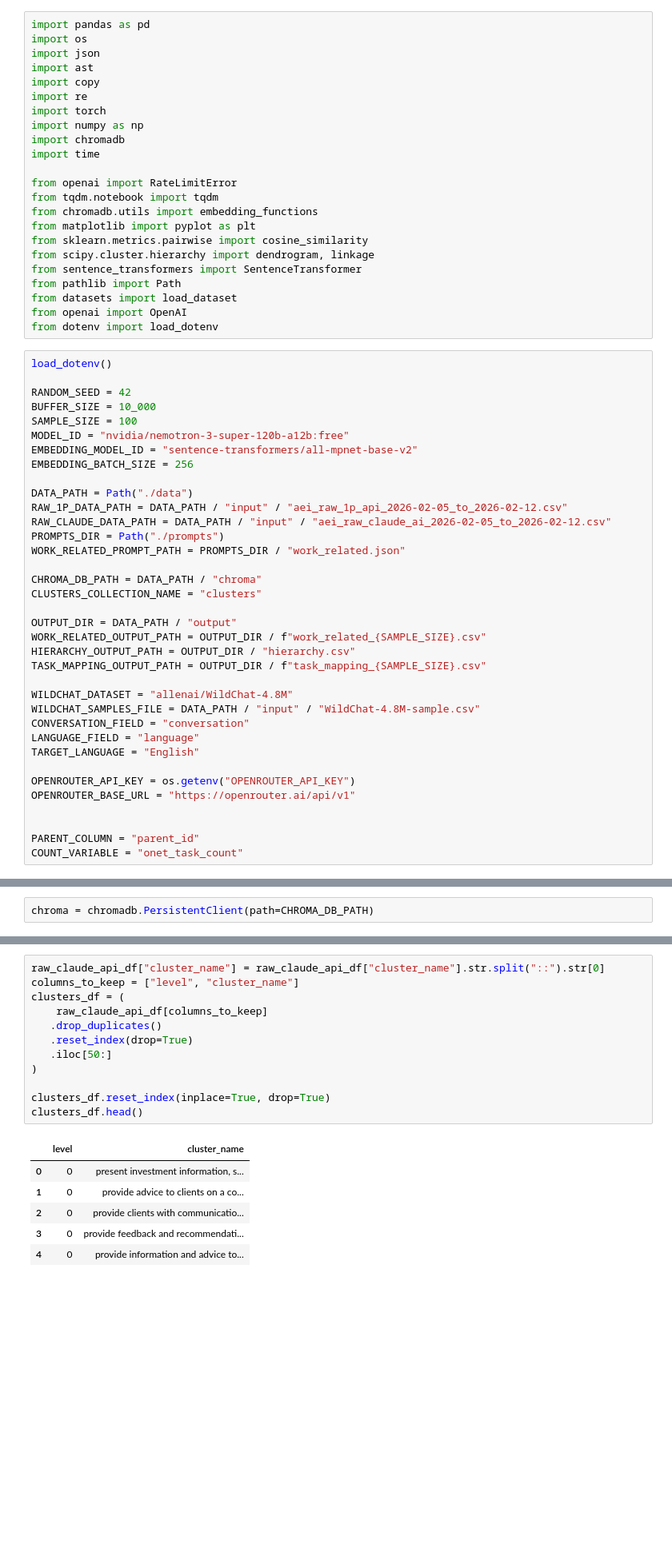
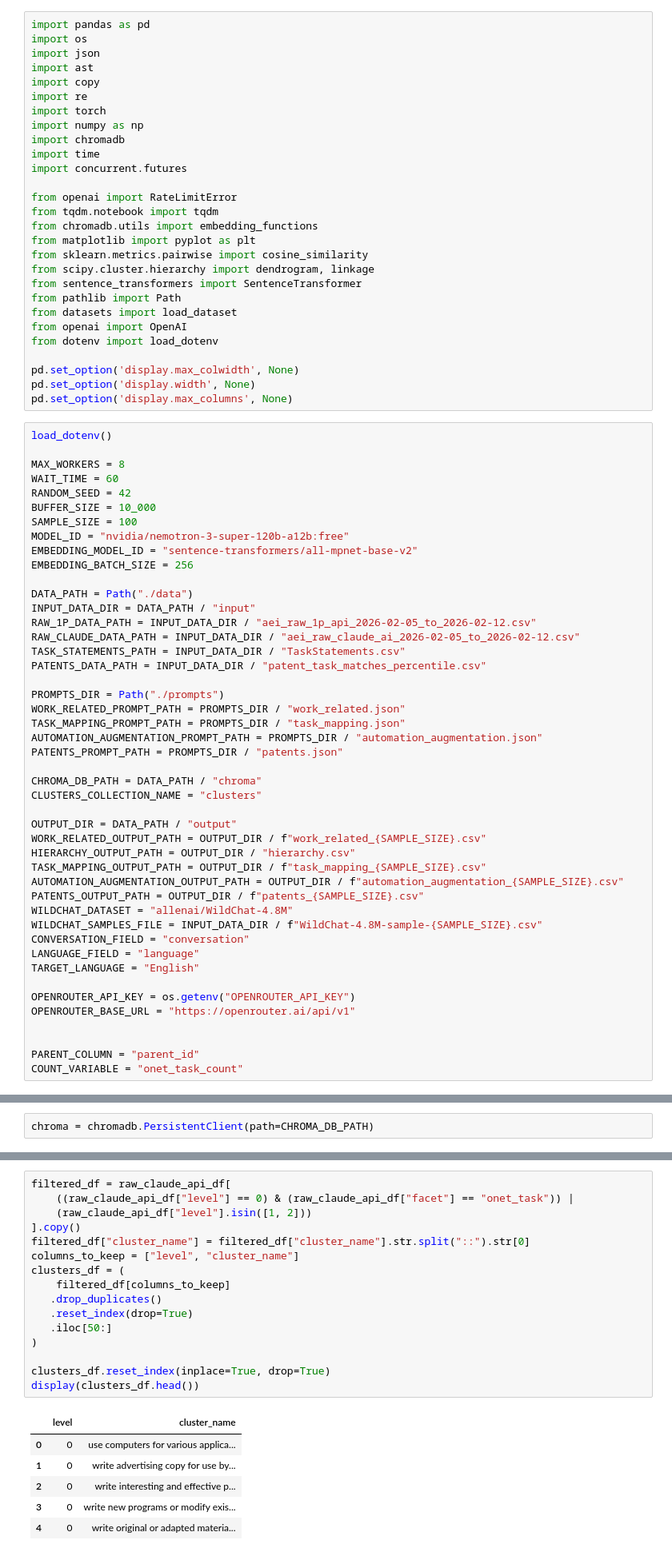
Before and after one commit to Engineering-AI-Systems-Team-3/chatgpt-at-work, a Jupyter notebook: chatgpt_at_work.ipynb, the cells around one changed output, grey strips where cells are left out. Shown at 80% size. Cells and saved outputs as stored; diff of their text form; blank space fills up the shorter version.

```diff
--- a/chatgpt_at_work.ipynb
+++ b/chatgpt_at_work.ipynb
@@ -11,6 +11,7 @@ import torch
 import numpy as np
 import chromadb
 import time
+import concurrent.futures
 
 from openai import RateLimitError
 from tqdm.notebook import tqdm
@@ -23,9 +24,15 @@ from pathlib import Path
 from datasets import load_dataset
 from openai import OpenAI
 from dotenv import load_dotenv
+
+pd.set_option('display.max_colwidth', None)
+pd.set_option('display.width', None)
+pd.set_option('display.max_columns', None)
 # %%
 load_dotenv()
 
+MAX_WORKERS = 8
+WAIT_TIME = 60
 RANDOM_SEED = 42
 BUFFER_SIZE = 10_000
 SAMPLE_SIZE = 100
@@ -34,10 +41,17 @@ EMBEDDING_MODEL_ID = "sentence-transformers/all-mpnet-base-v2"
 EMBEDDING_BATCH_SIZE = 256
 
 DATA_PATH = Path("./data")
-RAW_1P_DATA_PATH = DATA_PATH / "input" / "aei_raw_1p_api_2026-02-05_to_2026-02-12.csv"
-RAW_CLAUDE_DATA_PATH = DATA_PATH / "input" / "aei_raw_claude_ai_2026-02-05_to_2026-02-12.csv"
+INPUT_DATA_DIR = DATA_PATH / "input"
+RAW_1P_DATA_PATH = INPUT_DATA_DIR / "aei_raw_1p_api_2026-02-05_to_2026-02-12.csv"
+RAW_CLAUDE_DATA_PATH = INPUT_DATA_DIR / "aei_raw_claude_ai_2026-02-05_to_2026-02-12.csv"
+TASK_STATEMENTS_PATH = INPUT_DATA_DIR / "TaskStatements.csv"
+PATENTS_DATA_PATH = INPUT_DATA_DIR / "patent_task_matches_percentile.csv"
+
 PROMPTS_DIR = Path("./prompts")
 WORK_RELATED_PROMPT_PATH = PROMPTS_DIR / "work_related.json"
+TASK_MAPPING_PROMPT_PATH = PROMPTS_DIR / "task_mapping.json"
+AUTOMATION_AUGMENTATION_PROMPT_PATH = PROMPTS_DIR / "automation_augmentation.json"
+PATENTS_PROMPT_PATH = PROMPTS_DIR / "patents.json"
 
 CHROMA_DB_PATH = DATA_PATH / "chroma"
 CLUSTERS_COLLECTION_NAME = "clusters"
@@ -46,9 +60,10 @@ OUTPUT_DIR = DATA_PATH / "output"
 WORK_RELATED_OUTPUT_PATH = OUTPUT_DIR / f"work_related_{SAMPLE_SIZE}.csv"
 HIERARCHY_OUTPUT_PATH = OUTPUT_DIR / "hierarchy.csv"
 TASK_MAPPING_OUTPUT_PATH = OUTPUT_DIR / f"task_mapping_{SAMPLE_SIZE}.csv"
-
+AUTOMATION_AUGMENTATION_OUTPUT_PATH = OUTPUT_DIR / f"automation_augmentation_{SAMPLE_SIZE}.csv"
+PATENTS_OUTPUT_PATH = OUTPUT_DIR / f"patents_{SAMPLE_SIZE}.csv"
 WILDCHAT_DATASET = "allenai/WildChat-4.8M"
-WILDCHAT_SAMPLES_FILE = DATA_PATH / "input" / "WildChat-4.8M-sample.csv"
+WILDCHAT_SAMPLES_FILE = INPUT_DATA_DIR / f"WildChat-4.8M-sample-{SAMPLE_SIZE}.csv"
 CONVERSATION_FIELD = "conversation"
 LANGUAGE_FIELD = "language"
 TARGET_LANGUAGE = "English"
@@ -216,24 +288,28 @@ raw_claude_api_df.head()
 | 3 | AD | country | 2026-02-05 | 2026-02-12 | Claude AI (Free, Pro, and Max) | collaboration | 0 | collaboration_pct | ... |
 | 4 | AD | country | 2026-02-05 | 2026-02-12 | Claude AI (Free, Pro, and Max) | collaboration | 0 | collaboration_count | ... |
 # %%
-raw_claude_api_df["cluster_name"] = raw_claude_api_df["cluster_name"].str.split("::").str[0]
+filtered_df = raw_claude_api_df[
+    ((raw_claude_api_df["level"] == 0) & (raw_claude_api_df["facet"] == "onet_task")) |
+    (raw_claude_api_df["level"].isin([1, 2]))
+].copy()
+filtered_df["cluster_name"] = filtered_df["cluster_name"].str.split("::").str[0]
 columns_to_keep = ["level", "cluster_name"]
 clusters_df = (
-    raw_claude_api_df[columns_to_keep]
+    filtered_df[columns_to_keep]
    .drop_duplicates()
    .reset_index(drop=True)
    .iloc[50:]
 )
 
 clusters_df.reset_index(inplace=True, drop=True)
-clusters_df.head()
+display(clusters_df.head())
 # %% [output]
 |  | level | cluster_name |
-| 0 | 0 | present investment information, s... |
-| 1 | 0 | provide advice to clients on a co... |
-| 2 | 0 | provide clients with communicatio... |
-| 3 | 0 | provide feedback and recommendati... |
-| 4 | 0 | provide information and advice to... |
+| 0 | 0 | use computers for various applica... |
+| 1 | 0 | write advertising copy for use by... |
+| 2 | 0 | write interesting and effective p... |
+| 3 | 0 | write new programs or modify exis... |
+| 4 | 0 | write original or adapted materia... |
 # %%
 collection = chroma.get_or_create_collection(
     name=CLUSTERS_COLLECTION_NAME,
```
Also changed, not shown: parts of 28 cells of this notebook.
